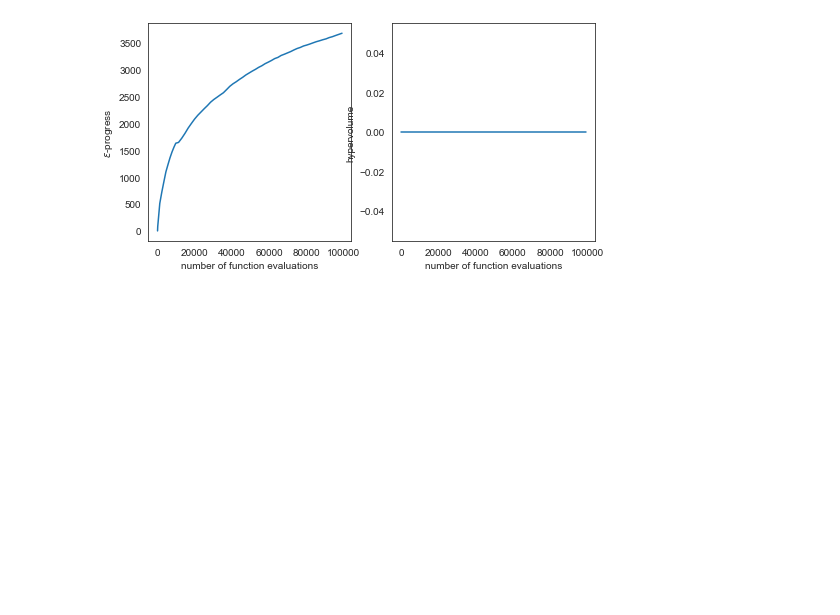
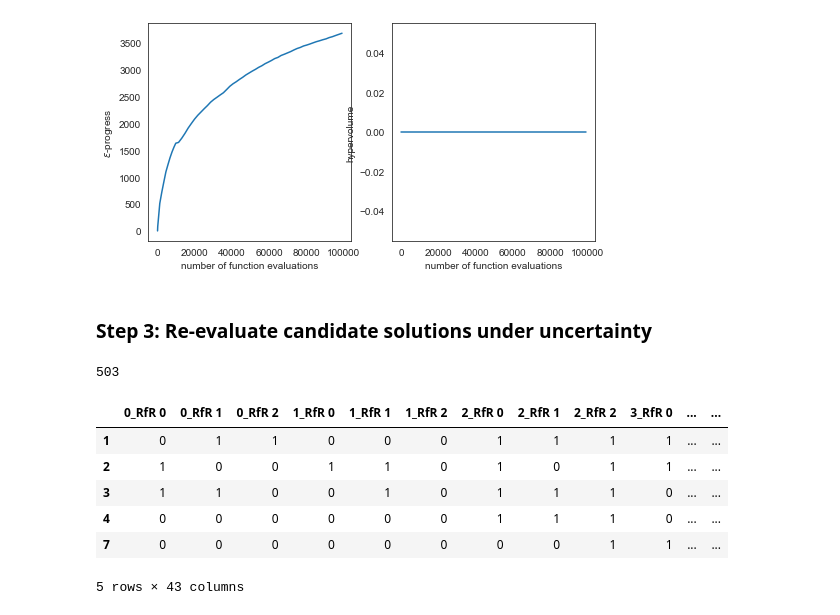
Before and after one commit to EwoutH/modelbased-g13, a Jupyter notebook: Optimization policies.ipynb, the cells around one changed output. Drawn from its saved outputs; the diff is of its cells as text; code cells hidden in the pictures; blank space fills up the shorter version.

```diff
--- a/Optimization policies.ipynb
+++ b/Optimization policies.ipynb
@@ -7 +7,5 @@ model, _ = get_model_for_problem_formulation(3)
+# %%
+# Define the desired problem formulation here
+pf = 3
+model, _ = get_model_for_problem_formulation(pf)
 # %%
@@ -54,9 +56,9 @@ convergence_metrics = [HyperVolume(minimum=[0,0,0,0,0,0,0,0,0,0,0,0], maximum=[1
                        EpsilonProgress()]
 
 #Run ones with Pickle is false to get results, then you could set Pickle on true to avoid unnesecery run time. =)
-use_pickle1 = False
+use_pickle1 = True
 if use_pickle1:
-    with open('data/MORDM_results1.pickle','rb') as filehandler:
+    with open(f"data/MORDM_results1_pf{pf}.pickle","rb") as filehandler:
         results, convergence = pickle.load(filehandler)
 else:
     with MultiprocessingEvaluator(model) as evaluator:
@@ -70,5 +72,5 @@ else:
 #Change the amount of processes accordingly. 10 processes is recommended for 6core CPU. 14 processes for 8 core CPU
 ###!!!!!!
     #Save results in Pickle file
-    with open("data/MORDM_results1.pickle","wb") as filehandler:
+    with open(f"data/MORDM_results1_pf{pf}.pickle","wb") as filehandler:
         pickle.dump((results,convergence),filehandler)
@@ -136,3 +141,20 @@ ax2.set_xlabel('number of function evaluations')
 plt.show()
 # %% [output]
 [figure]
+# %% [markdown]
+### Step 3: Re-evaluate candidate solutions under uncertainty
+# %%
+logical = results["A.3_Expected Number of Deaths"] <= 0
+np.sum(logical)
+# %% [output]
+503
+# %%
+results[logical].head()
+# %% [output]
+|  | 0_RfR 0 | 0_RfR 1 | 0_RfR 2 | 1_RfR 0 | 1_RfR 1 | 1_RfR 2 | 2_RfR 0 | 2_RfR 1 | 2_RfR 2 | 3_RfR 0 | ... | ... |
+| 1 | 0 | 1 | 1 | 0 | 0 | 0 | 1 | 1 | 1 | 1 | ... | ... |
+| 2 | 1 | 0 | 0 | 1 | 1 | 0 | 1 | 0 | 1 | 1 | ... | ... |
+| 3 | 1 | 1 | 0 | 0 | 1 | 0 | 1 | 1 | 1 | 0 | ... | ... |
+| 4 | 0 | 0 | 0 | 0 | 0 | 0 | 1 | 1 | 1 | 0 | ... | ... |
+| 7 | 0 | 0 | 0 | 0 | 0 | 0 | 0 | 0 | 1 | 1 | ... | ... |
+5 rows × 43 columns
```
Also changed, not shown: parts of 9 cells of this notebook, 1 other file.
